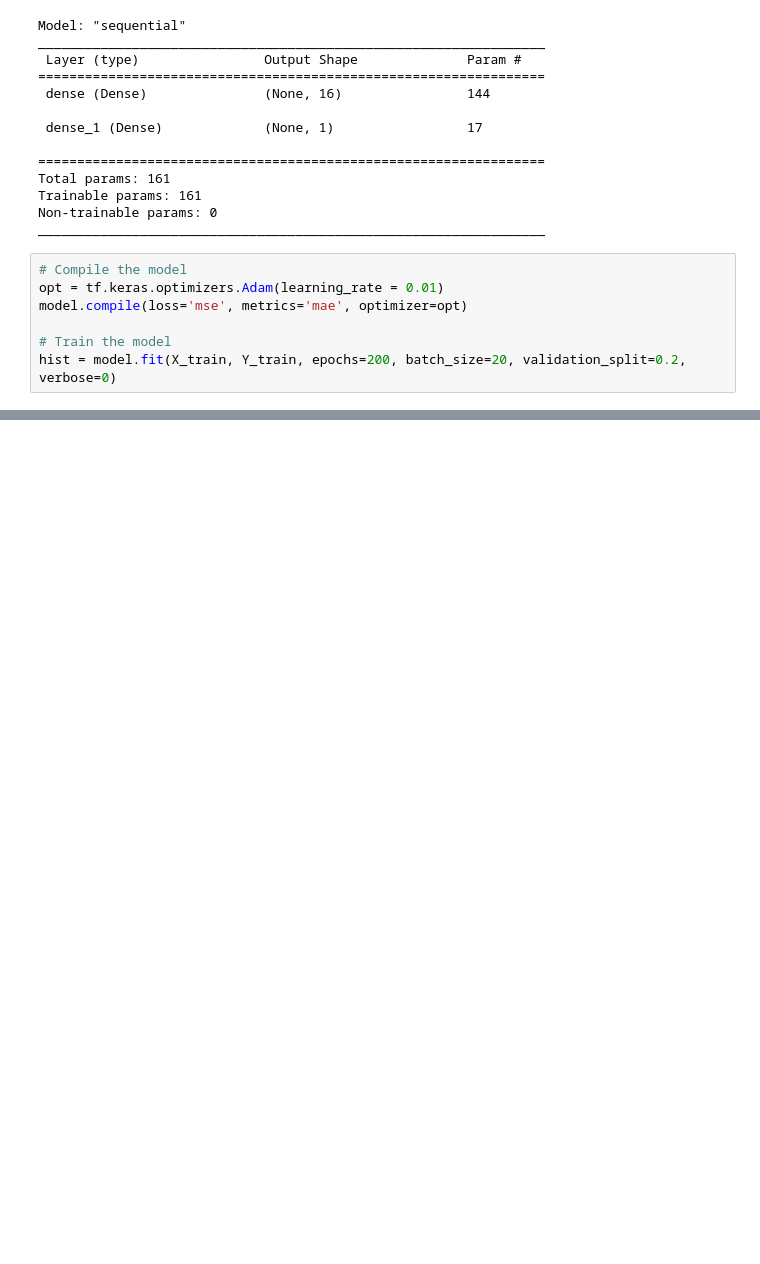
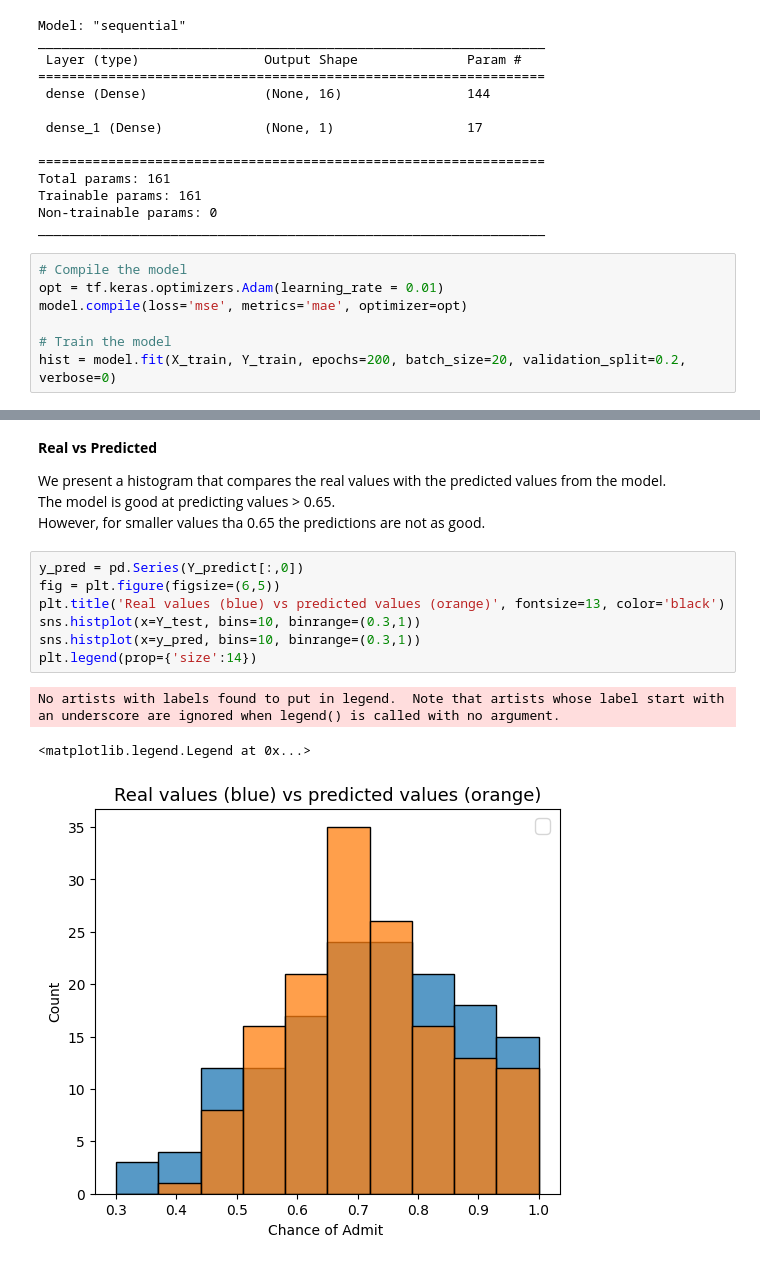
Before and after one commit to alexisdpc/GraduateAdmissions-Kaggle, a Jupyter notebook: NN_regression.ipynb, the cells around one changed output, grey strips where cells are left out. Drawn from its saved outputs; the diff is of its cells as text; blank space fills up the shorter version.

```diff
--- a/NN_regression.ipynb
+++ b/NN_regression.ipynb
@@ -136 +146,18 @@ print(r2_score(Y_test, Y_predict))
+# %% [markdown]
+**Real vs Predicted**
+
+We present a histogram that compares the real values with the predicted values from the model.\
+The model is good at predicting values > 0.65. \
+However, for smaller values tha 0.65 the predictions are not as good.
+# %%
+y_pred = pd.Series(Y_predict[:,0])
+fig = plt.figure(figsize=(6,5))
+plt.title('Real values (blue) vs predicted values (orange)', fontsize=13, color='black')
+sns.histplot(x=Y_test, bins=10, binrange=(0.3,1))
+sns.histplot(x=y_pred, bins=10, binrange=(0.3,1))
+plt.legend(prop={'size':14})
+# %% [output]
+No artists with labels found to put in legend.  Note that artists whose label start with an underscore are ignored when legend() is called with no argument.
+<matplotlib.legend.Legend at 0x...>
+[figure, added]
 # %%
```
Also changed, not shown: parts of 11 cells of this notebook.
